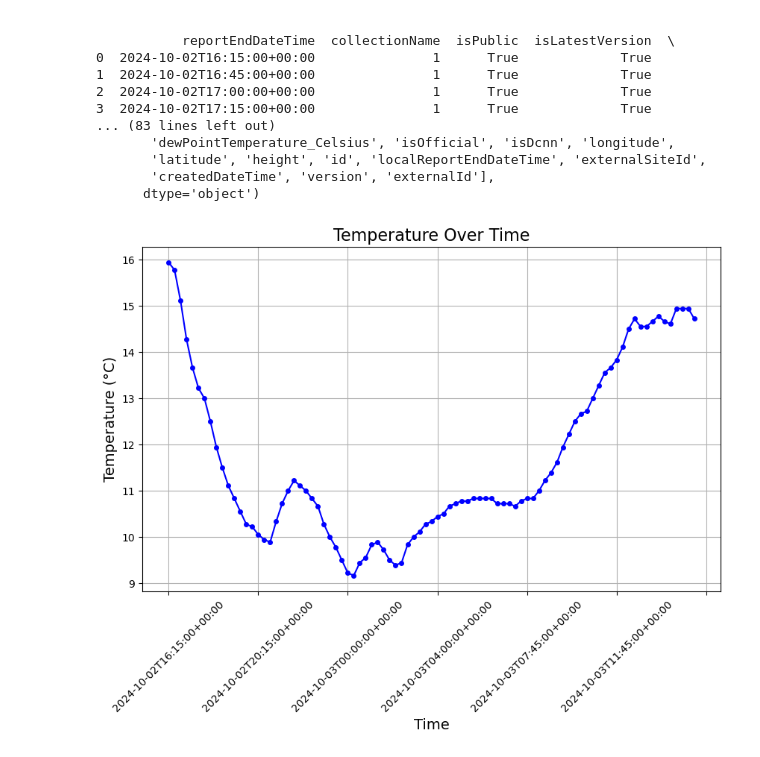
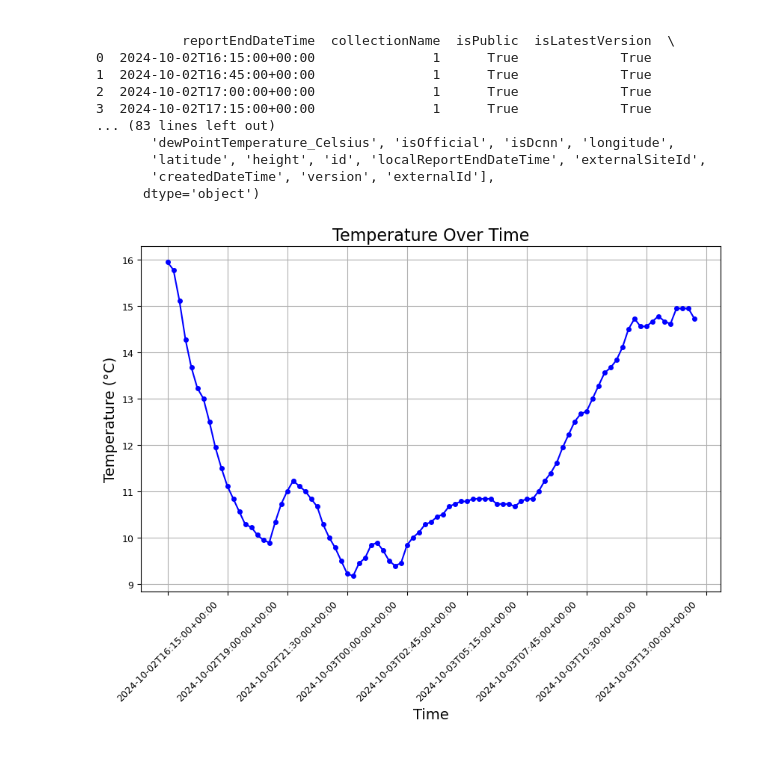
Before and after one commit to FrancescaRuberto/PFDA-, a Jupyter notebook: MyWork/messing_weather.ipynb, the cells around one changed output. Drawn from its saved outputs; the diff is of its cells as text; code cells hidden in the pictures.

```diff
--- a/MyWork/messing_weather.ipynb
+++ b/MyWork/messing_weather.ipynb
@@ -46,19 +46,22 @@ print(df.columns)  # To see the actual column names
 # %%
 # Plotting the temperature over time using 'reportStartDateTime'
 plt.figure(figsize=(10,6))
 plt.plot(df['reportStartDateTime'], df['dryBulbTemperature_Celsius'], color='blue', marker='o', linestyle='-', markersize=4)
 
 # Adding titles and labels
 plt.title('Temperature Over Time', fontsize=16)
 plt.xlabel('Time', fontsize=14)
 plt.ylabel('Temperature (°C)', fontsize=14)
 plt.grid(True)
 
 # Rotate x-axis labels to avoid overlapping and reduce the number of labels
 plt.xticks(rotation=45)
-plt.gca().xaxis.set_major_locator(plt.MaxNLocator(8))  # Show only 8 x-axis labels for clarity
+plt.gca().xaxis.set_major_locator(plt.MaxNLocator(10))  # Show only 10 x-axis labels for clarity
+
+plt.xticks(fontsize=9)
+plt.yticks(fontsize=9)
 
 # Show the plot
 plt.show()
 # %% [output]
-[figure, old version]
+[figure, new version]
```
